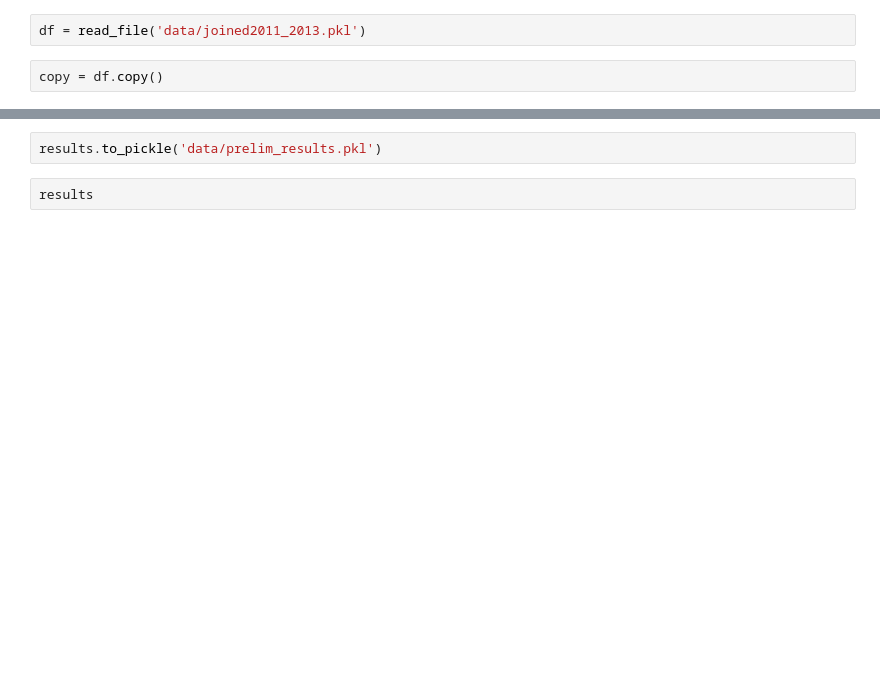
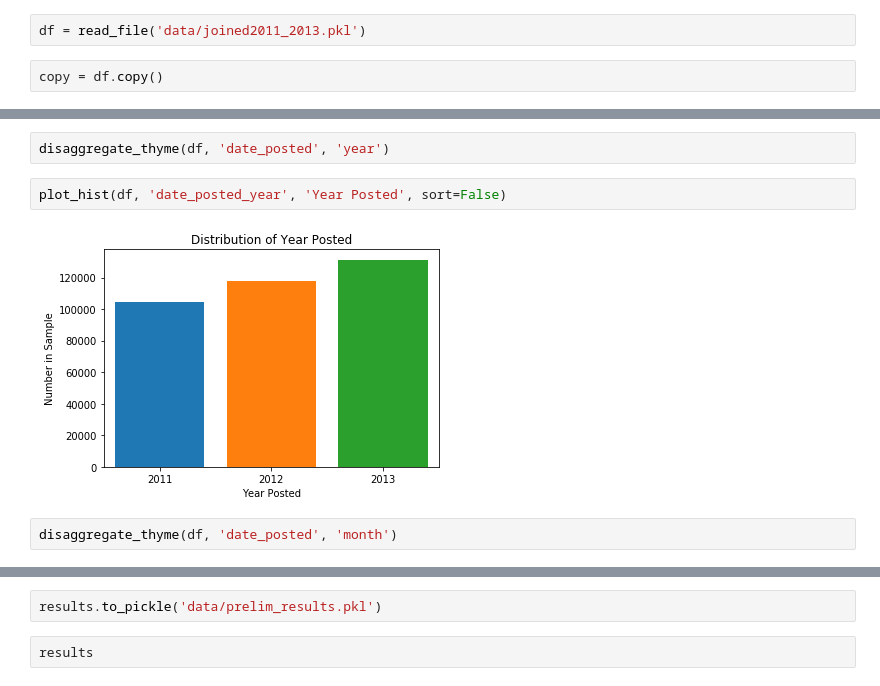
Before and after one commit to hyeness/machine-learning-2018, a Jupyter notebook: hw3/Donors Choose.ipynb, the cells around one changed output, grey strips where cells are left out. Drawn from its saved outputs; the diff is of its cells as text; blank space fills up the shorter version.

```diff
--- a/hw3/Donors Choose.ipynb
+++ b/hw3/Donors Choose.ipynb
@@ -24,0 +76,8 @@ copy = df.copy()
+# %%
+disaggregate_thyme(df, 'date_posted', 'year')
+# %%
+plot_hist(df, 'date_posted_year', 'Year Posted', sort=False)
+# %% [output]
+[figure, added]
+# %%
+disaggregate_thyme(df, 'date_posted', 'month')
```
Also changed, not shown: parts of 29 cells of this notebook, 5 other files.
